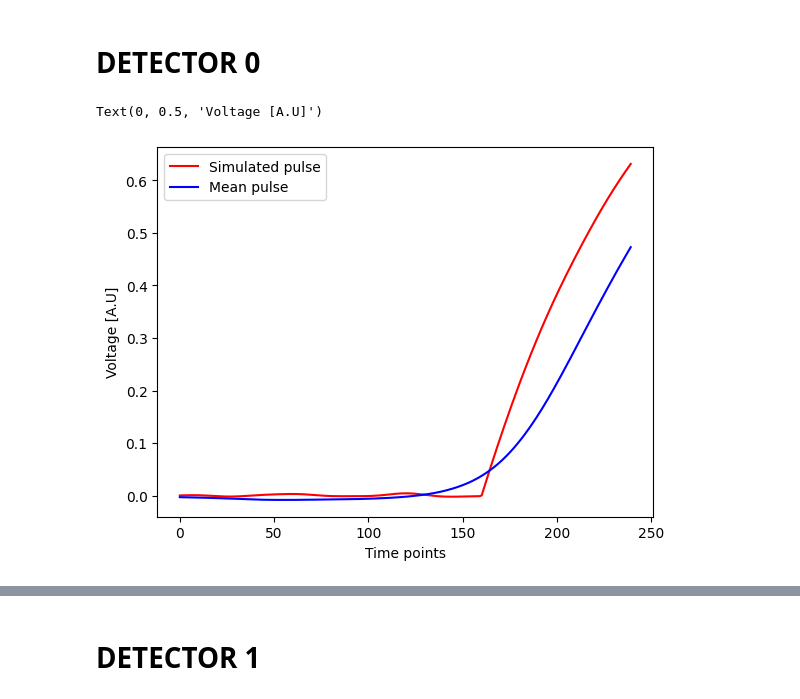
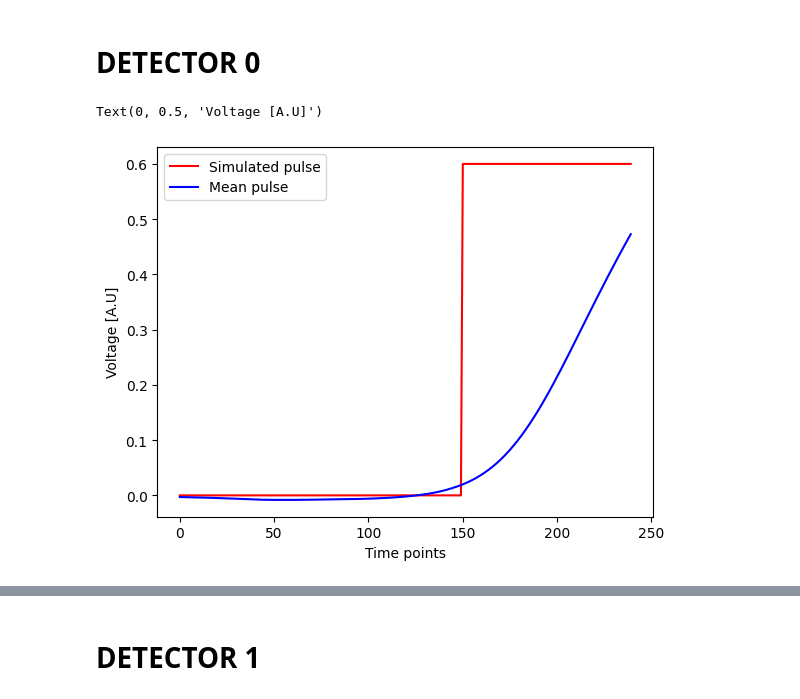
Before and after one commit to wjosefw/Signal-processing-with-Neural-networks, a Jupyter notebook: simulados_plus_mean_pulses.ipynb, the cells around one changed output, grey strips where cells are left out. Drawn from its saved outputs; the diff is of its cells as text; code cells hidden in the pictures.

```diff
--- a/simulados_plus_mean_pulses.ipynb
+++ b/simulados_plus_mean_pulses.ipynb
@@ -96,14 +96,17 @@ tau_drop_dec0 = 150
 # %%
-pulso_original_dec0 = pulso(t,70, tau_rise = tau_rise_dec0, tau_drop = tau_drop_dec0)
+#pulso_original_dec0 = pulso(t,70, tau_rise = tau_rise_dec0, tau_drop = tau_drop_dec0)
+pulso_original_dec0 = pulso_escalon(t, 550, A = 0.6)
+#pulso_original_dec0 =  pulso_sigmoid(tiempo_new, 80, A = Photon_yield, center_window = center_window_dec0, rise_window = rise_window_dec0, tau_rise = tau_rise_dec0, tau_drop = tau_drop_dec0, NOISE = False)
+
 
 plt.plot(pulso_original_dec0[start:stop],'r-', label = 'Simulated pulse')
 plt.plot(mean_pulse_dec0[start:stop],'b-', label = 'Mean pulse')
 plt.legend()
 plt.xlabel('Time points')
 plt.ylabel('Voltage [A.U]')
 # %% [output]
 Text(0, 0.5, 'Voltage [A.U]')
-[figure, old version]
+[figure, new version]
 # %%
 #------------------------------ Create simulated pulses ---------------------------------
 INPUT_dec0 = np.zeros((Ncasos,Nt_new))
```
Also changed, not shown: parts of 24 cells of this notebook.
